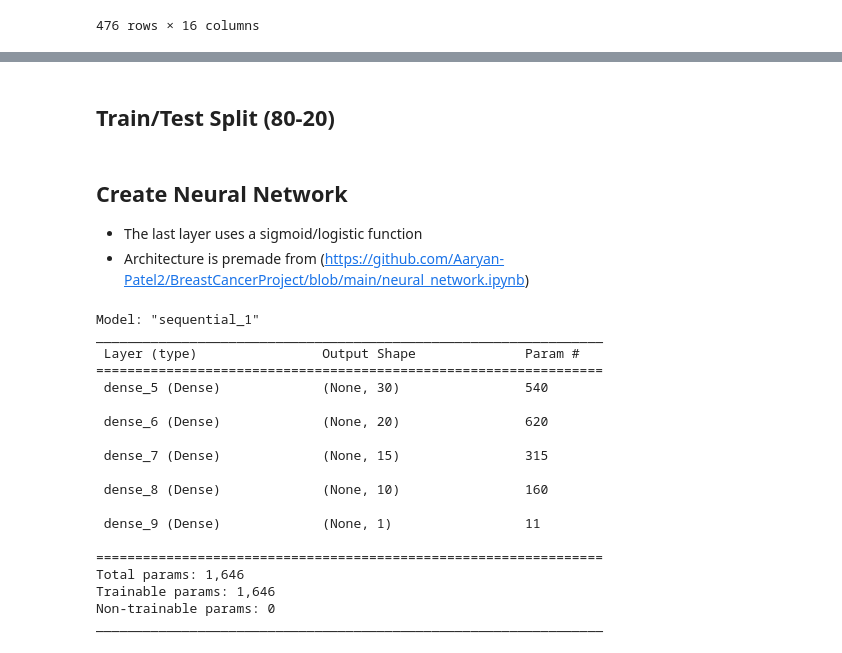
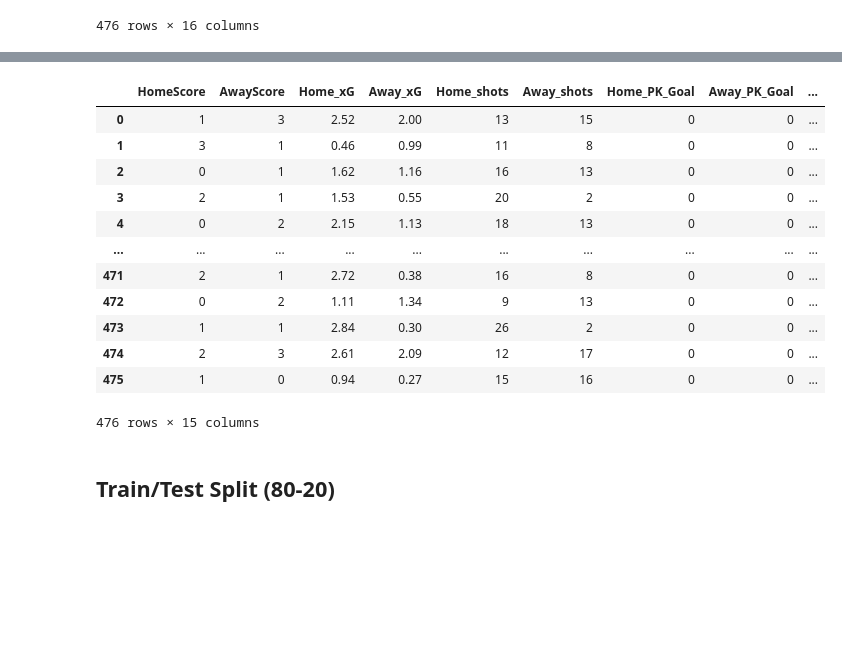
Before and after one commit to Aaryan-Patel2/SoccerPlayoffPredictions, a Jupyter notebook: main.ipynb, the cells around one changed output, grey strips where cells are left out. Cells and saved outputs as stored; diff of their text form; code cells hidden in the pictures; blank space fills up the shorter version.

```diff
--- a/main.ipynb
+++ b/main.ipynb
@@ -148,3 +150,21 @@ df.head()
+# %%
+training_features = training_features.drop(['Away_PK_shots', 'Away_corner', 'Home_corner', 'Home_ToP'], axis=1)
+
+training_features
+# %% [output]
+|  | HomeScore | AwayScore | Home_xG | Away_xG | Home_shots | Away_shots | Home_PK_Goal | Away_PK_Goal | ... |
+| 0 | 1 | 3 | 2.52 | 2.00 | 13 | 15 | 0 | 0 | ... |
+| 1 | 3 | 1 | 0.46 | 0.99 | 11 | 8 | 0 | 0 | ... |
+| 2 | 0 | 1 | 1.62 | 1.16 | 16 | 13 | 0 | 0 | ... |
+| 3 | 2 | 1 | 1.53 | 0.55 | 20 | 2 | 0 | 0 | ... |
+| 4 | 0 | 2 | 2.15 | 1.13 | 18 | 13 | 0 | 0 | ... |
+| ... | ... | ... | ... | ... | ... | ... | ... | ... | ... |
+| 471 | 2 | 1 | 2.72 | 0.38 | 16 | 8 | 0 | 0 | ... |
+| 472 | 0 | 2 | 1.11 | 1.34 | 9 | 13 | 0 | 0 | ... |
+| 473 | 1 | 1 | 2.84 | 0.30 | 26 | 2 | 0 | 0 | ... |
+| 474 | 2 | 3 | 2.61 | 2.09 | 12 | 17 | 0 | 0 | ... |
+| 475 | 1 | 0 | 0.94 | 0.27 | 15 | 16 | 0 | 0 | ... |
+476 rows × 15 columns
 # %% [markdown]
 ## Train/Test Split (80-20)
 # %%
@@ -155,7 +176,3 @@ train_y = train['prev_results']
 
 test_x = test.drop('prev_results', axis=1)
 test_y = test['prev_results']
-# %% [markdown]
-## Create Neural Network
-- The last layer uses a sigmoid/logistic function
-- Architecture is premade from (https://github.com/Aaryan-Patel2/BreastCancerProject/blob/main/neural_network.ipynb)
@@ -171,22 +178,0 @@ model = k.Sequential([
-# %%
-model.summary()
-# %% [output]
-Model: "sequential_1"
-_________________________________________________________________
- Layer (type)                Output Shape              Param #
-=================================================================
- dense_5 (Dense)             (None, 30)                540
-
- dense_6 (Dense)             (None, 20)                620
-
- dense_7 (Dense)             (None, 15)                315
-
- dense_8 (Dense)             (None, 10)                160
-
- dense_9 (Dense)             (None, 1)                 11
-
-=================================================================
-Total params: 1,646
-Trainable params: 1,646
-Non-trainable params: 0
-_________________________________________________________________
```
Also changed, not shown: parts of 17 cells of this notebook, 1 other file.
